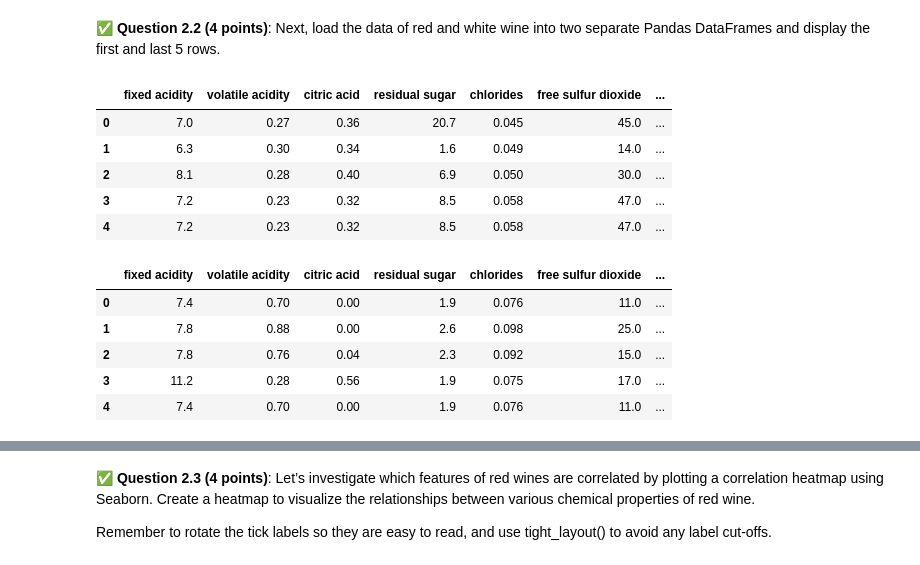
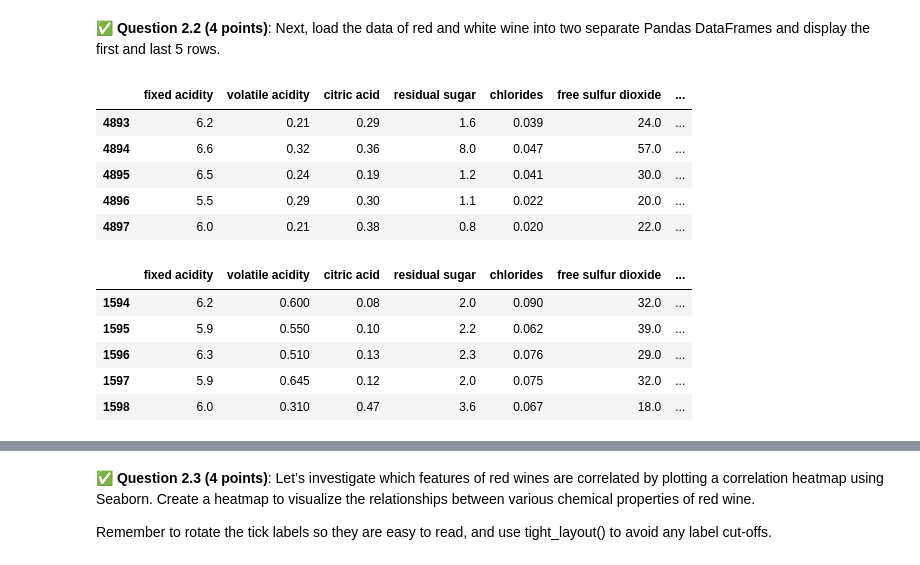
Before and after one commit to beayldz/CMSE202-f26-turnin, a Jupyter notebook: hw-03/HW03-Regression-Ayyildiz.ipynb, the cells around one changed output, grey strips where cells are left out. Saved outputs shown, nothing was run; the diff lists cells and outputs as text; code cells hidden in the pictures.

```diff
--- a/hw-03/HW03-Regression-Ayyildiz.ipynb
+++ b/hw-03/HW03-Regression-Ayyildiz.ipynb
@@ -220,27 +228,29 @@ curl.exe -O https://archive.ics.uci.edu/ml/machine-learning-databases/wine-quali
 # %%
 # Put your code here
 import pandas as pd
 
 white_wine = pd.read_csv("winequality-white.csv", sep=";")
 red_wine = pd.read_csv("winequality-red.csv", sep=";")
 
 white_wine.head(5)
+white_wine.tail(5)
 # %% [output]
 |  | fixed acidity | volatile acidity | citric acid | residual sugar | chlorides | free sulfur dioxide | ... |
-| 0 | 7.0 | 0.27 | 0.36 | 20.7 | 0.045 | 45.0 | ... |
-| 1 | 6.3 | 0.30 | 0.34 | 1.6 | 0.049 | 14.0 | ... |
-| 2 | 8.1 | 0.28 | 0.40 | 6.9 | 0.050 | 30.0 | ... |
-| 3 | 7.2 | 0.23 | 0.32 | 8.5 | 0.058 | 47.0 | ... |
-| 4 | 7.2 | 0.23 | 0.32 | 8.5 | 0.058 | 47.0 | ... |
+| 4893 | 6.2 | 0.21 | 0.29 | 1.6 | 0.039 | 24.0 | ... |
+| 4894 | 6.6 | 0.32 | 0.36 | 8.0 | 0.047 | 57.0 | ... |
+| 4895 | 6.5 | 0.24 | 0.19 | 1.2 | 0.041 | 30.0 | ... |
+| 4896 | 5.5 | 0.29 | 0.30 | 1.1 | 0.022 | 20.0 | ... |
+| 4897 | 6.0 | 0.21 | 0.38 | 0.8 | 0.020 | 22.0 | ... |
 # %%
 red_wine.head(5)
+red_wine.tail(5)
 # %% [output]
 |  | fixed acidity | volatile acidity | citric acid | residual sugar | chlorides | free sulfur dioxide | ... |
-| 0 | 7.4 | 0.70 | 0.00 | 1.9 | 0.076 | 11.0 | ... |
-| 1 | 7.8 | 0.88 | 0.00 | 2.6 | 0.098 | 25.0 | ... |
-| 2 | 7.8 | 0.76 | 0.04 | 2.3 | 0.092 | 15.0 | ... |
-| 3 | 11.2 | 0.28 | 0.56 | 1.9 | 0.075 | 17.0 | ... |
-| 4 | 7.4 | 0.70 | 0.00 | 1.9 | 0.076 | 11.0 | ... |
+| 1594 | 6.2 | 0.600 | 0.08 | 2.0 | 0.090 | 32.0 | ... |
+| 1595 | 5.9 | 0.550 | 0.10 | 2.2 | 0.062 | 39.0 | ... |
+| 1596 | 6.3 | 0.510 | 0.13 | 2.3 | 0.076 | 29.0 | ... |
+| 1597 | 5.9 | 0.645 | 0.12 | 2.0 | 0.075 | 32.0 | ... |
+| 1598 | 6.0 | 0.310 | 0.47 | 3.6 | 0.067 | 18.0 | ... |
 # %% [markdown]
 <!-- END QUESTION -->
 <!-- DO NOT MODIFY OR DELETE THIS CELL. Make sure your solution to the question above is in the cell(s) above this one. -->
```
Also changed, not shown: parts of 17 cells of this notebook.
